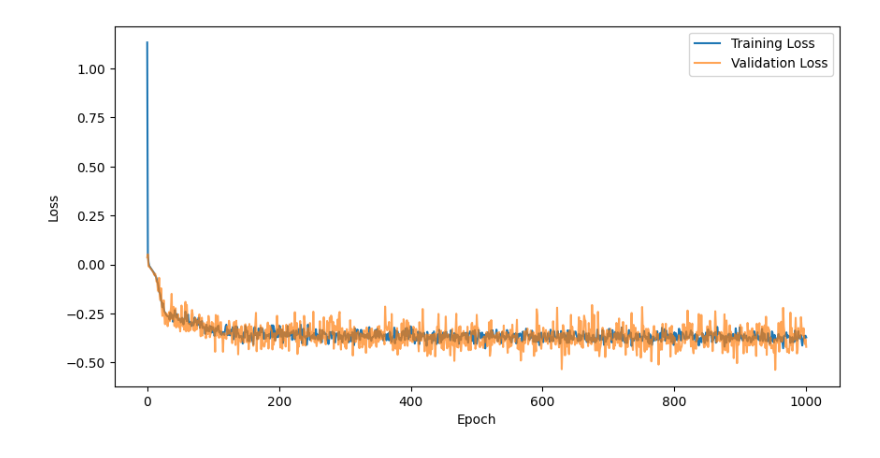
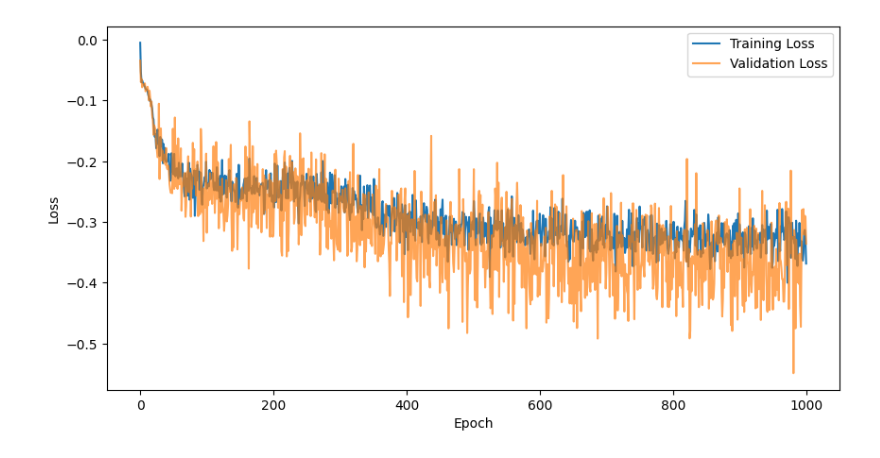
Before and after one commit to vjoshy/4600, a Jupyter notebook: sliced_score.ipynb, the cells around one changed output. Saved outputs shown, nothing was run; the diff lists cells and outputs as text; code cells hidden in the pictures.

```diff
--- a/sliced_score.ipynb
+++ b/sliced_score.ipynb
@@ -102,7 +102,7 @@ def score_matching_loss(net, x0, time_embed, eps=1e-5, M = 1):
 
     # Sample x_t
     mean = x0
-    var = (torch.exp(2*t) - 1)/2
+    var = sigma_fn(t)
     x_t = mean + torch.sqrt(var) * torch.randn_like(x0)
     x_t.requires_grad_(True)
 
@@ -130,3 +130,33 @@ def score_matching_loss(net, x0, time_embed, eps=1e-5, M = 1):
 
     loss = loss1 + loss2
     return loss.mean()
+# %%
+""" def score_matching_loss(net, x0, time_embed, eps=1e-5):
+
+    batch_size = x0.shape[0]
+
+    # Random time points [batch_size, 1]
+    t = torch.rand(size=(batch_size, 1)) * (1. - eps) + eps
+
+    # Generate random noise
+    z = torch.randn_like(x0)
+
+    # Compute standard deviation at time t
+    std = torch.sqrt(sigma_fn(t))
+
+    # Add noise to the data (perturbed x)
+    perturbed_x = x0 + z * std
+
+    # Get time embeddings
+    t_embed = time_embed(t)
+
+    # Predicted score
+    score_pred = net(torch.cat([perturbed_x, t_embed], dim=1))
+
+    # The target is -z/std (negative normalized noise)
+    target = -z / std
+
+    # Compute MSE loss between predicted and target score
+    loss = torch.mean(torch.sum((score_pred - target)**2, dim=1))
+
+    return loss """
@@ -209,9 +267,9 @@ def create_network(input_dim, hidden_dim):
 # %%
 # Model parameters
 input_dim = 1
-hidden_dim = 512
-n_steps = 1000
-n_traj = 1000
+hidden_dim = 128
+n_steps = 500
+n_traj = 2000
 n_epochs = 1001
 
 # Create network and embedding
@@ -222,7 +280,7 @@ time_embed = nn.Sequential(nn.Linear(1, input_dim))
 train_loader, val_loader, test_loader, gmm_samples = prepare_data(
     n_traj=n_traj,
     weights=[0.3, 0.7],
-    means=[1, 10],
+    means=[1, 6],
     sds=[0.5, 1]
 )
 
@@ -245,4 +303,4 @@ Epoch 1000: Train Loss: -0.37159, Val Loss: -0.41989
-[figure, old version]
+[figure, new version]
 # %%
 def produce_samples(net, time_embed,test_data, num_samples=1500, num_timesteps=1000, eps=1e-5):
 
```
Also changed, not shown: parts of 9 cells of this notebook, 5 other files.
